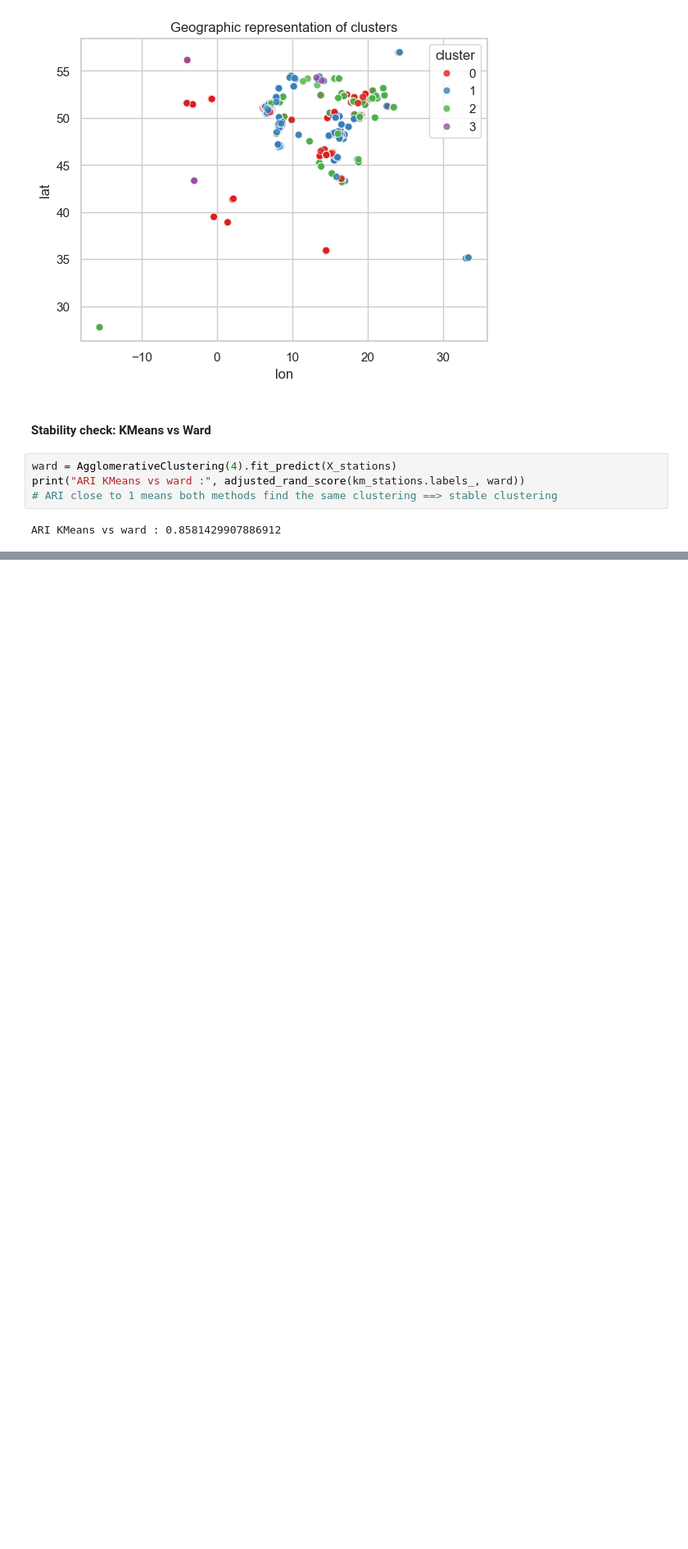
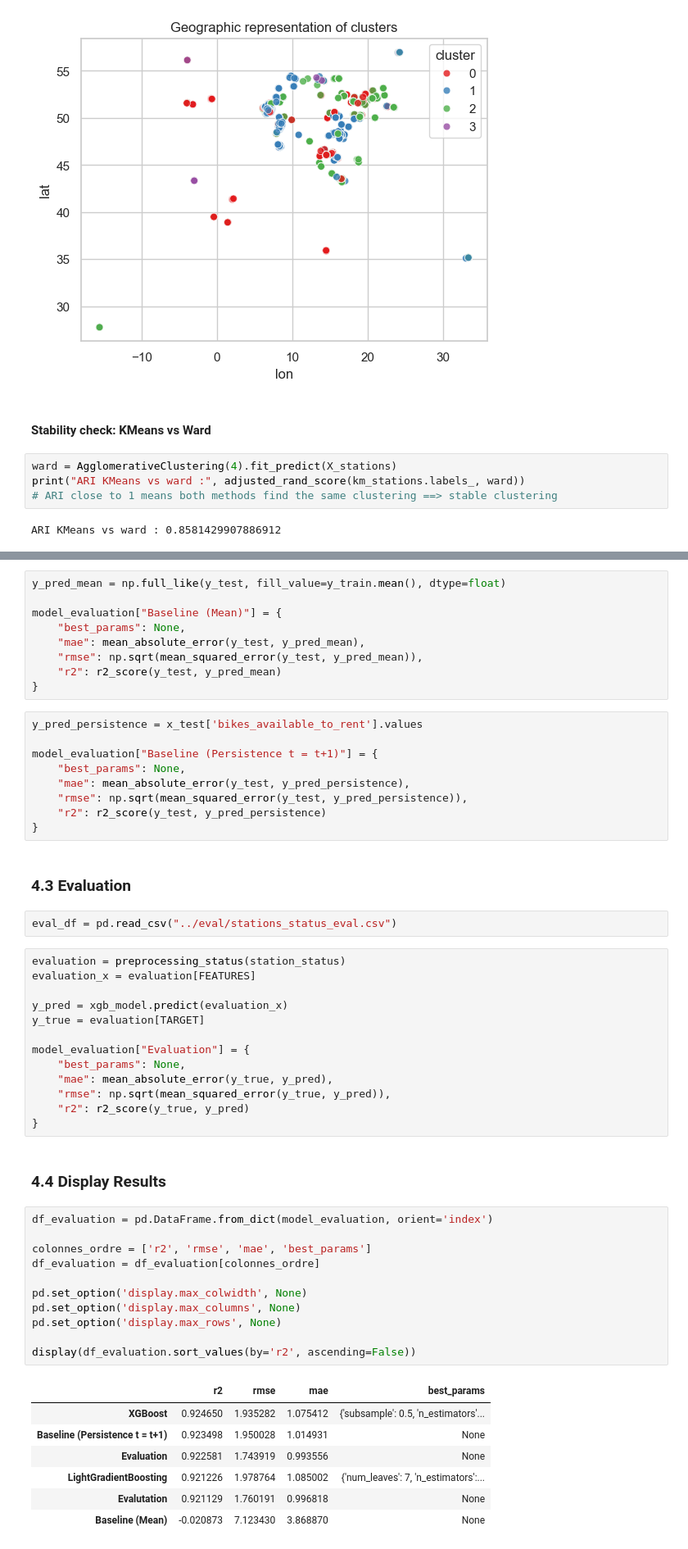
Before and after one commit to Memeel/ML_Challenge, a Jupyter notebook: notebook/FML_challenge.ipynb, the cells around one changed output, grey strips where cells are left out. Shown at 82% size. Saved outputs shown, nothing was run; the diff lists cells and outputs as text; blank space fills up the shorter version.

```diff
--- a/notebook/FML_challenge.ipynb
+++ b/notebook/FML_challenge.ipynb
@@ -2114,0 +2364,56 @@ ARI KMeans vs ward : 0.8581429907886912
+# %%
+y_pred_mean = np.full_like(y_test, fill_value=y_train.mean(), dtype=float)
+
+model_evaluation["Baseline (Mean)"] = {
+    "best_params": None,
+    "mae": mean_absolute_error(y_test, y_pred_mean),
+    "rmse": np.sqrt(mean_squared_error(y_test, y_pred_mean)),
+    "r2": r2_score(y_test, y_pred_mean)
+}
+# %%
+y_pred_persistence = x_test['bikes_available_to_rent'].values
+
+model_evaluation["Baseline (Persistence t = t+1)"] = {
+    "best_params": None,
+    "mae": mean_absolute_error(y_test, y_pred_persistence),
+    "rmse": np.sqrt(mean_squared_error(y_test, y_pred_persistence)),
+    "r2": r2_score(y_test, y_pred_persistence)
+}
+# %% [markdown]
+### 4.3 Evaluation
+# %%
+eval_df = pd.read_csv("../eval/stations_status_eval.csv")
+# %%
+evaluation = preprocessing_status(station_status)
+evaluation_x = evaluation[FEATURES]
+
+y_pred = xgb_model.predict(evaluation_x)
+y_true = evaluation[TARGET]
+
+model_evaluation["Evaluation"] = {
+    "best_params": None,
+    "mae": mean_absolute_error(y_true, y_pred),
+    "rmse": np.sqrt(mean_squared_error(y_true, y_pred)),
+    "r2": r2_score(y_true, y_pred)
+}
+# %% [markdown]
+### 4.4 Display Results
+# %%
+df_evaluation = pd.DataFrame.from_dict(model_evaluation, orient='index')
+
+colonnes_ordre = ['r2', 'rmse', 'mae', 'best_params']
+df_evaluation = df_evaluation[colonnes_ordre]
+
+pd.set_option('display.max_colwidth', None)
+pd.set_option('display.max_columns', None)
+pd.set_option('display.max_rows', None)
+
+display(df_evaluation.sort_values(by='r2', ascending=False))
+# %% [output]
+|  | r2 | rmse | mae | best_params |
+| XGBoost | 0.924650 | 1.935282 | 1.075412 | {'subsample': 0.5, 'n_estimators'... |
+| Baseline (Persistence t = t+1) | 0.923498 | 1.950028 | 1.014931 | None |
+| Evaluation | 0.922581 | 1.743919 | 0.993556 | None |
+| LightGradientBoosting | 0.921226 | 1.978764 | 1.085002 | {'num_leaves': 7, 'n_estimators':... |
+| Evalutation | 0.921129 | 1.760191 | 0.996818 | None |
+| Baseline (Mean) | -0.020873 | 7.123430 | 3.868870 | None |
```
Also changed, not shown: parts of 21 cells of this notebook.
